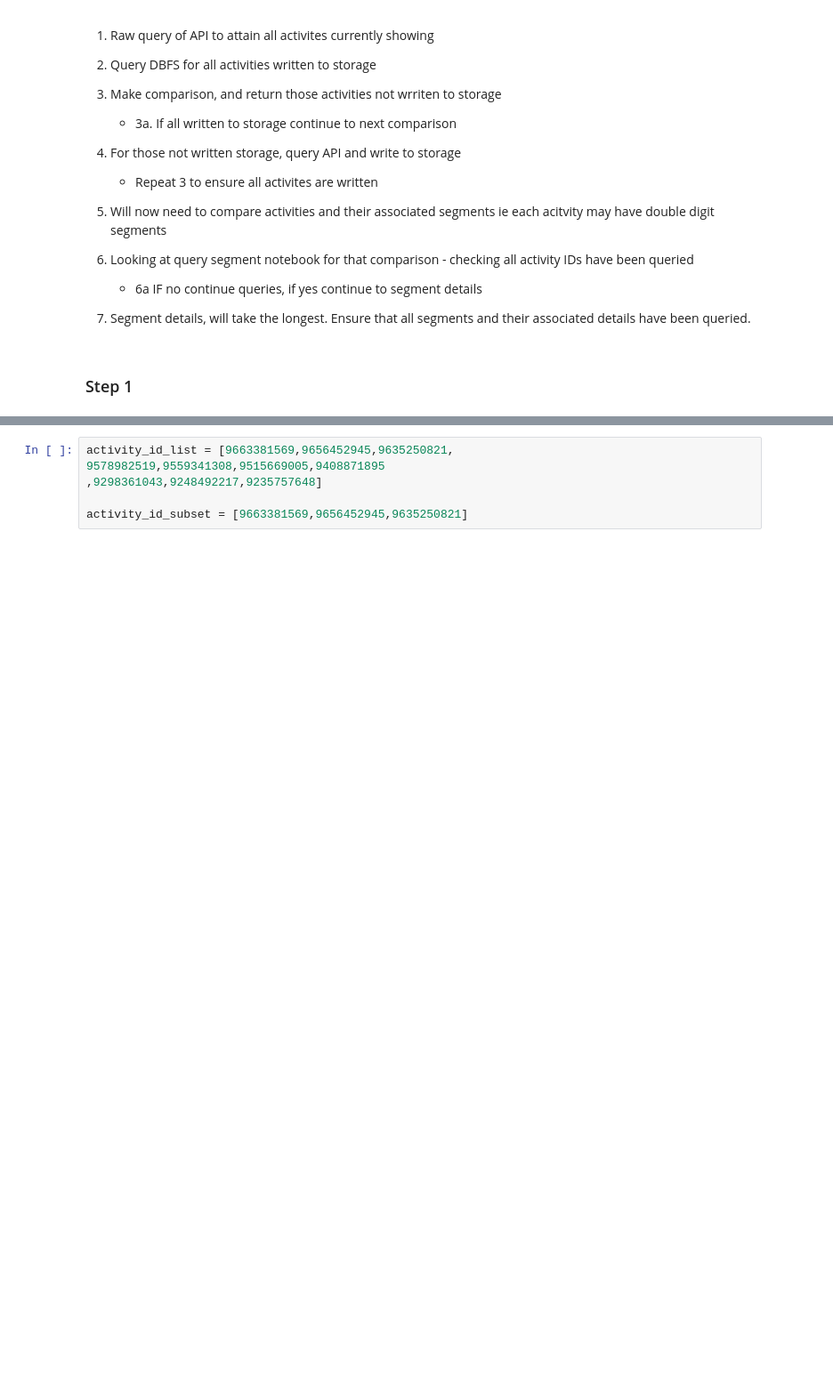
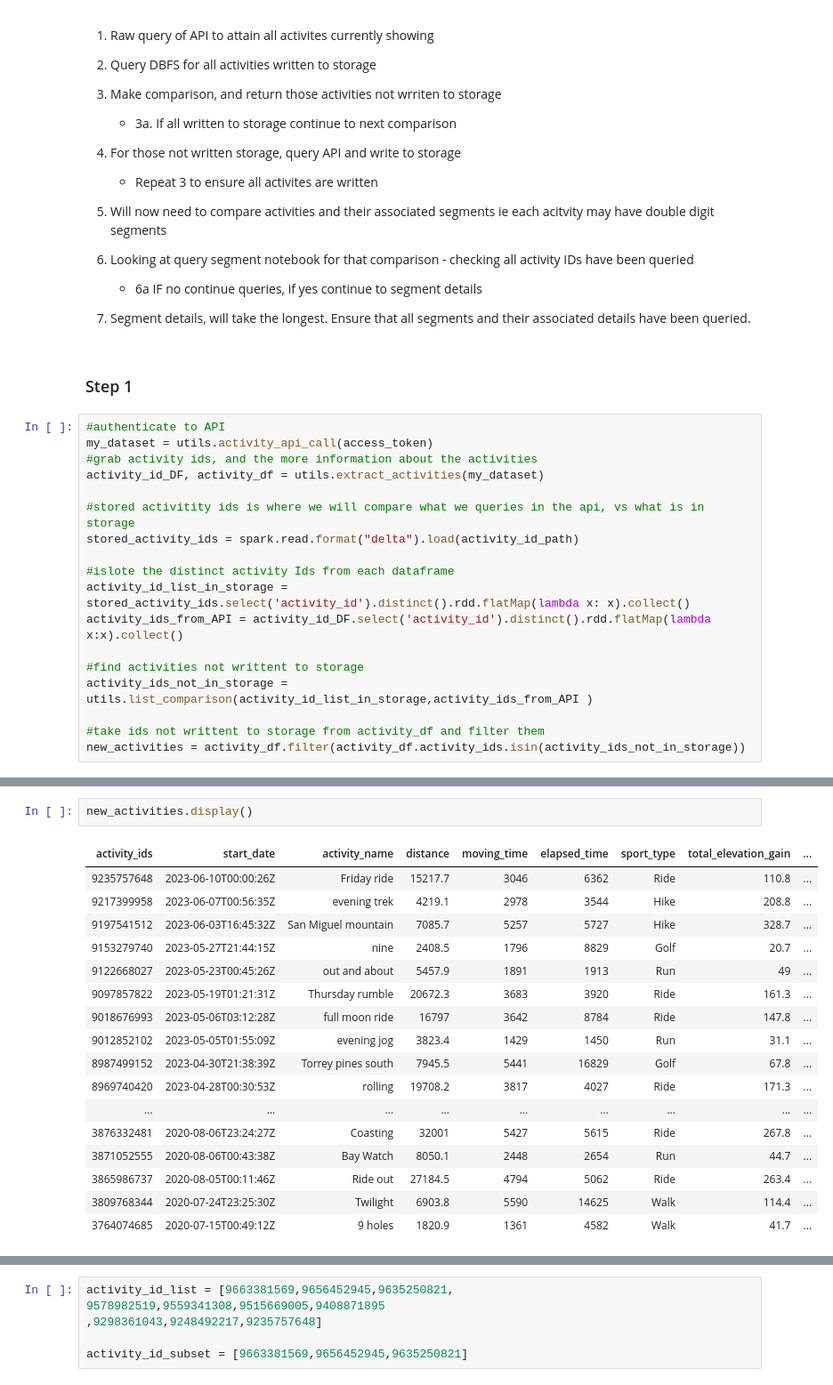
Before and after one commit to nradich/Strava_Lakehouse, a Jupyter notebook: query_orchestration.ipynb, the cells around one changed output, grey strips where cells are left out. Shown at 89% size. Cells and saved outputs as stored; diff of their text form; blank space fills up the shorter version.

Commit message:
completed step 1, query activities

```diff
--- a/query_orchestration.ipynb
+++ b/query_orchestration.ipynb
@@ -40,3 +40,21 @@ import utils
 7. Segment details, will take the longest. Ensure that all segments and their associated details have been queried.
 # %% [markdown]
 ### Step 1
+# %%
+#authenticate to API
+my_dataset = utils.activity_api_call(access_token)
+#grab activity ids, and the more information about the activities
+activity_id_DF, activity_df = utils.extract_activities(my_dataset)
+
+#stored activitity ids is where we will compare what we queries in the api, vs what is in storage
+stored_activity_ids = spark.read.format("delta").load(activity_id_path)
+
+#islote the distinct activity Ids from each dataframe
+activity_id_list_in_storage = stored_activity_ids.select('activity_id').distinct().rdd.flatMap(lambda x: x).collect()
+activity_ids_from_API = activity_id_DF.select('activity_id').distinct().rdd.flatMap(lambda x:x).collect()
+
+#find activities not writtent to storage
+activity_ids_not_in_storage = utils.list_comparison(activity_id_list_in_storage,activity_ids_from_API )
+
+#take ids not writtent to storage from activity_df and filter them
+new_activities = activity_df.filter(activity_df.activity_ids.isin(activity_ids_not_in_storage))
@@ -42,0 +72,20 @@ import utils
+# %%
+new_activities.display()
+# %% [output]
+| activity_ids | start_date | activity_name | distance | moving_time | elapsed_time | sport_type | total_elevation_gain | ... |
+| 9235757648 | 2023-06-10T00:00:26Z | Friday ride | 15217.7 | 3046 | 6362 | Ride | 110.8 | ... |
+| 9217399958 | 2023-06-07T00:56:35Z | evening trek | 4219.1 | 2978 | 3544 | Hike | 208.8 | ... |
+| 9197541512 | 2023-06-03T16:45:32Z | San Miguel mountain | 7085.7 | 5257 | 5727 | Hike | 328.7 | ... |
+| 9153279740 | 2023-05-27T21:44:15Z | nine | 2408.5 | 1796 | 8829 | Golf | 20.7 | ... |
+| 9122668027 | 2023-05-23T00:45:26Z | out and about | 5457.9 | 1891 | 1913 | Run | 49 | ... |
+| 9097857822 | 2023-05-19T01:21:31Z | Thursday rumble | 20672.3 | 3683 | 3920 | Ride | 161.3 | ... |
+| 9018676993 | 2023-05-06T03:12:28Z | full moon ride | 16797 | 3642 | 8784 | Ride | 147.8 | ... |
+| 9012852102 | 2023-05-05T01:55:09Z | evening jog | 3823.4 | 1429 | 1450 | Run | 31.1 | ... |
+| 8987499152 | 2023-04-30T21:38:39Z | Torrey pines south | 7945.5 | 5441 | 16829 | Golf | 67.8 | ... |
+| 8969740420 | 2023-04-28T00:30:53Z | rolling | 19708.2 | 3817 | 4027 | Ride | 171.3 | ... |
+| ... | ... | ... | ... | ... | ... | ... | ... | ... |
+| 3876332481 | 2020-08-06T23:24:27Z | Coasting | 32001 | 5427 | 5615 | Ride | 267.8 | ... |
+| 3871052555 | 2020-08-06T00:43:38Z | Bay Watch | 8050.1 | 2448 | 2654 | Run | 44.7 | ... |
+| 3865986737 | 2020-08-05T00:11:46Z | Ride out | 27184.5 | 4794 | 5062 | Ride | 263.4 | ... |
+| 3809768344 | 2020-07-24T23:25:30Z | Twilight | 6903.8 | 5590 | 14625 | Walk | 114.4 | ... |
+| 3764074685 | 2020-07-15T00:49:12Z | 9 holes | 1820.9 | 1361 | 4582 | Walk | 41.7 | ... |
```
Also changed, not shown: parts of 4 cells of this notebook.
